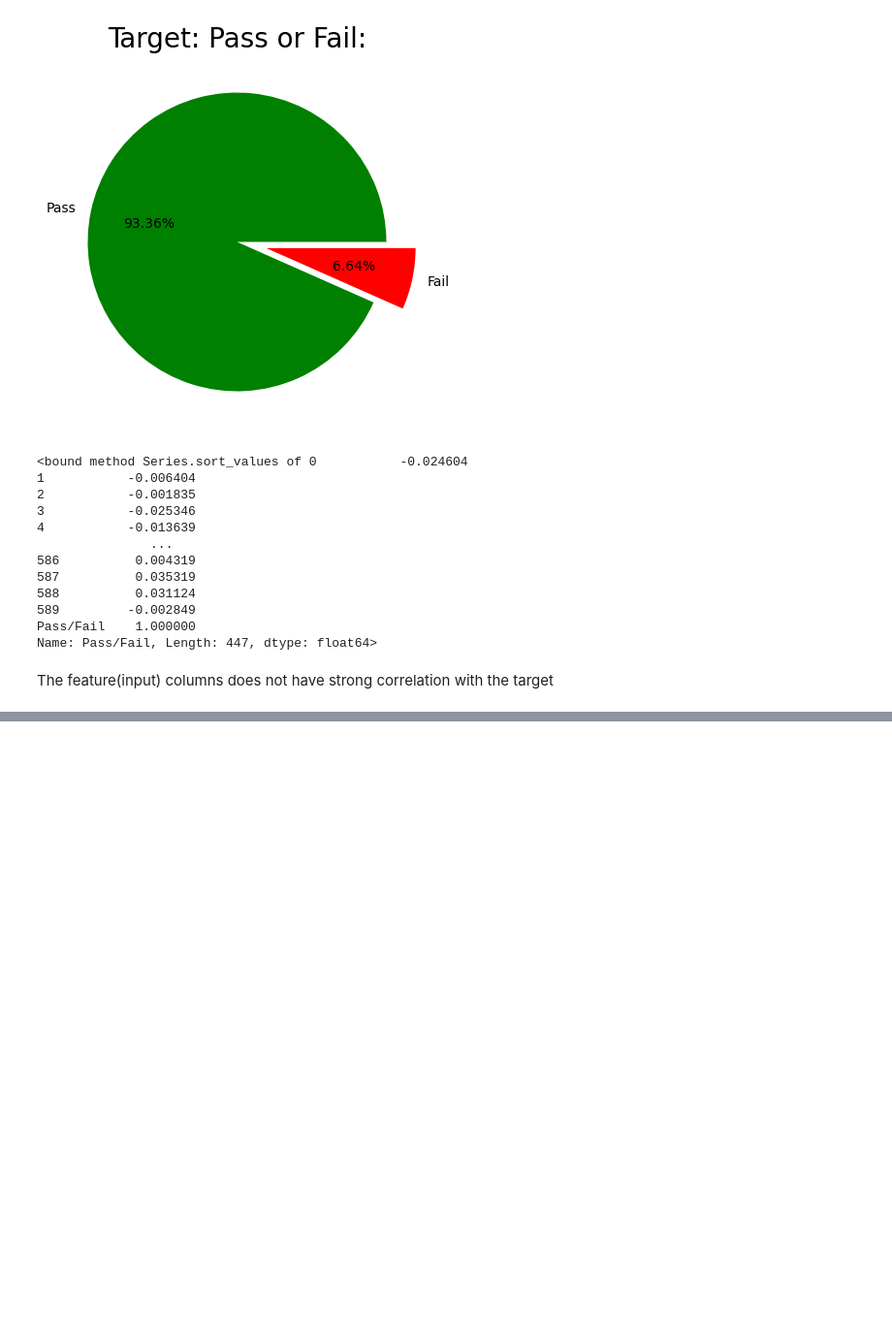
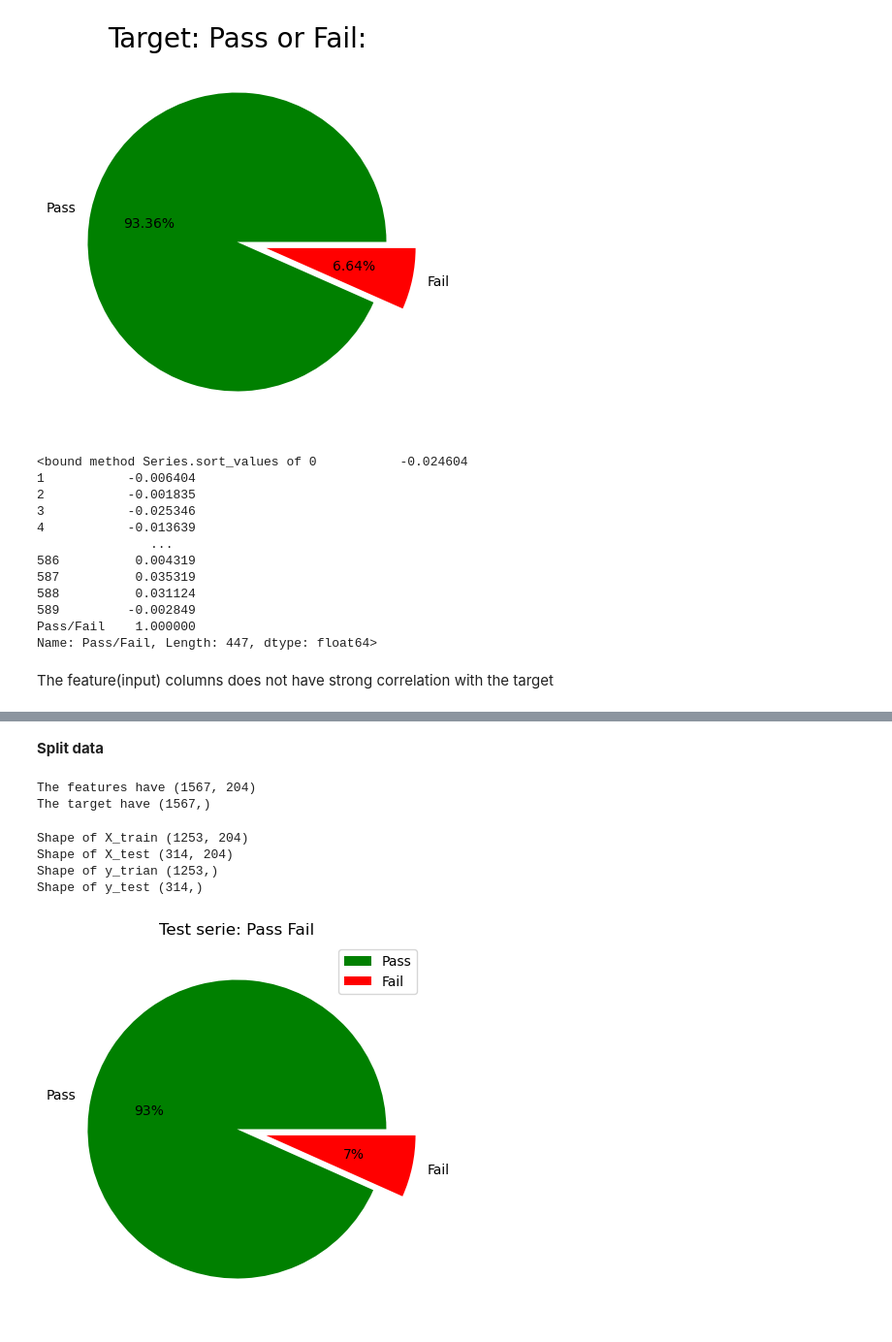
Before and after one commit to Yohannes-Kewani/production-line-simulation, a Jupyter notebook: notebooks/analysis_and_model.ipynb, the cells around one changed output, grey strips where cells are left out. Shown at 97% size. Cells and saved outputs as stored; diff of their text form; code cells hidden in the pictures; blank space fills up the shorter version.

Commit message:
Data is splited to train and test set and the X_train and X_test sets are scaled

```diff
--- a/notebooks/analysis_and_model.ipynb
+++ b/notebooks/analysis_and_model.ipynb
@@ -214,0 +217,31 @@ data.shape
+# %% [markdown]
+**Split data**
+# %%
+X = data.drop(['Pass/Fail'], axis=1)
+y = data['Pass/Fail']
+
+print(f"The features have {X.shape}")
+print(f"The target have {y.shape}")
+# %% [output]
+The features have (1567, 204)
+The target have (1567,)
+# %%
+X_train, X_test, y_train, y_test = train_test_split(X,y,test_size = 0.2, random_state=42, stratify  = y)
+# %%
+print(f"Shape of X_train {X_train.shape}")
+print(f"Shape of X_test {X_test.shape}")
+print(f"Shape of y_trian {y_train.shape}")
+print(f"Shape of y_test {y_test.shape}")
+# %% [output]
+Shape of X_train (1253, 204)
+Shape of X_test (314, 204)
+Shape of y_trian (1253,)
+Shape of y_test (314,)
+# %%
+size = y_test.value_counts()
+plt.pie(size, labels= labels, colors= color, explode = explode,autopct = "%.f%%" )
+plt.title("Test serie: Pass Fail")
+plt.legend()
+plt.show()
+# %% [output]
+[figure, added]
```
Also changed, not shown: parts of 5 cells of this notebook.
